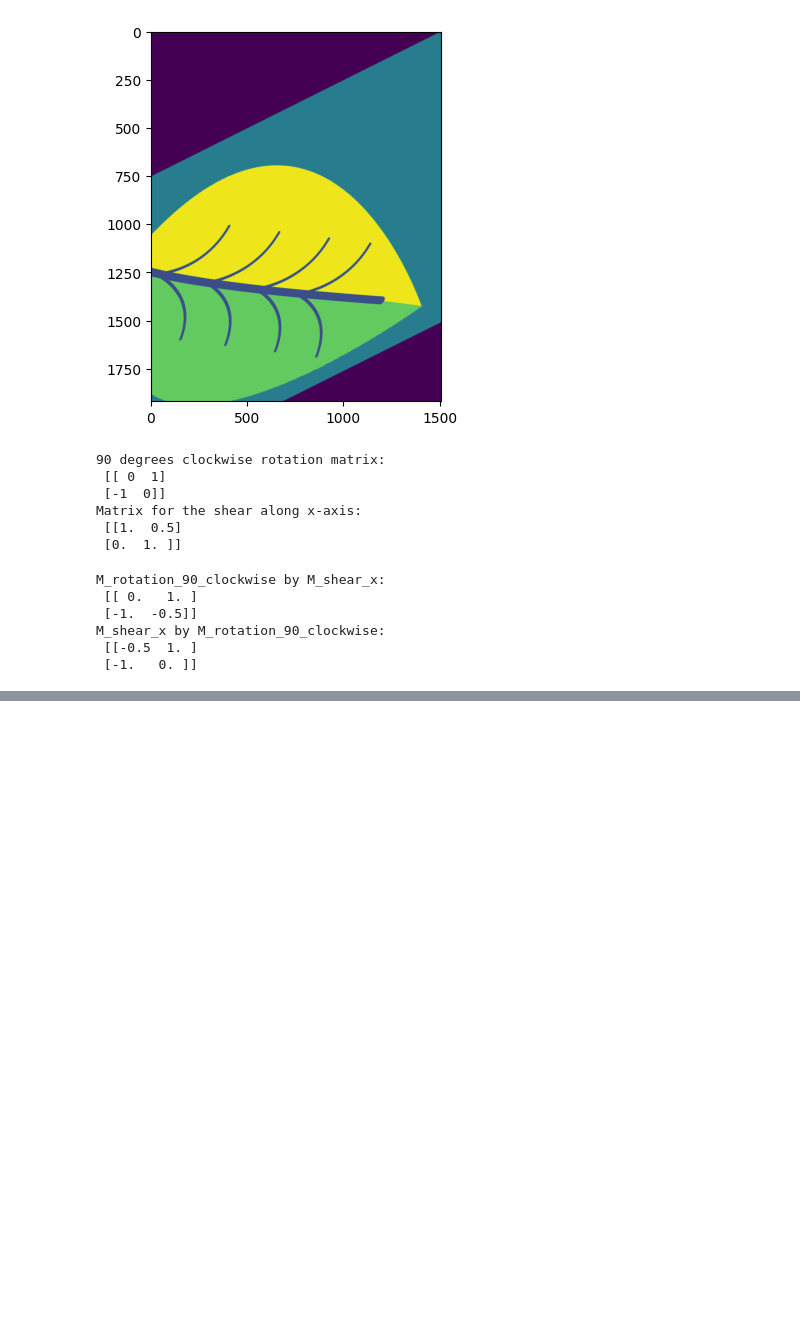
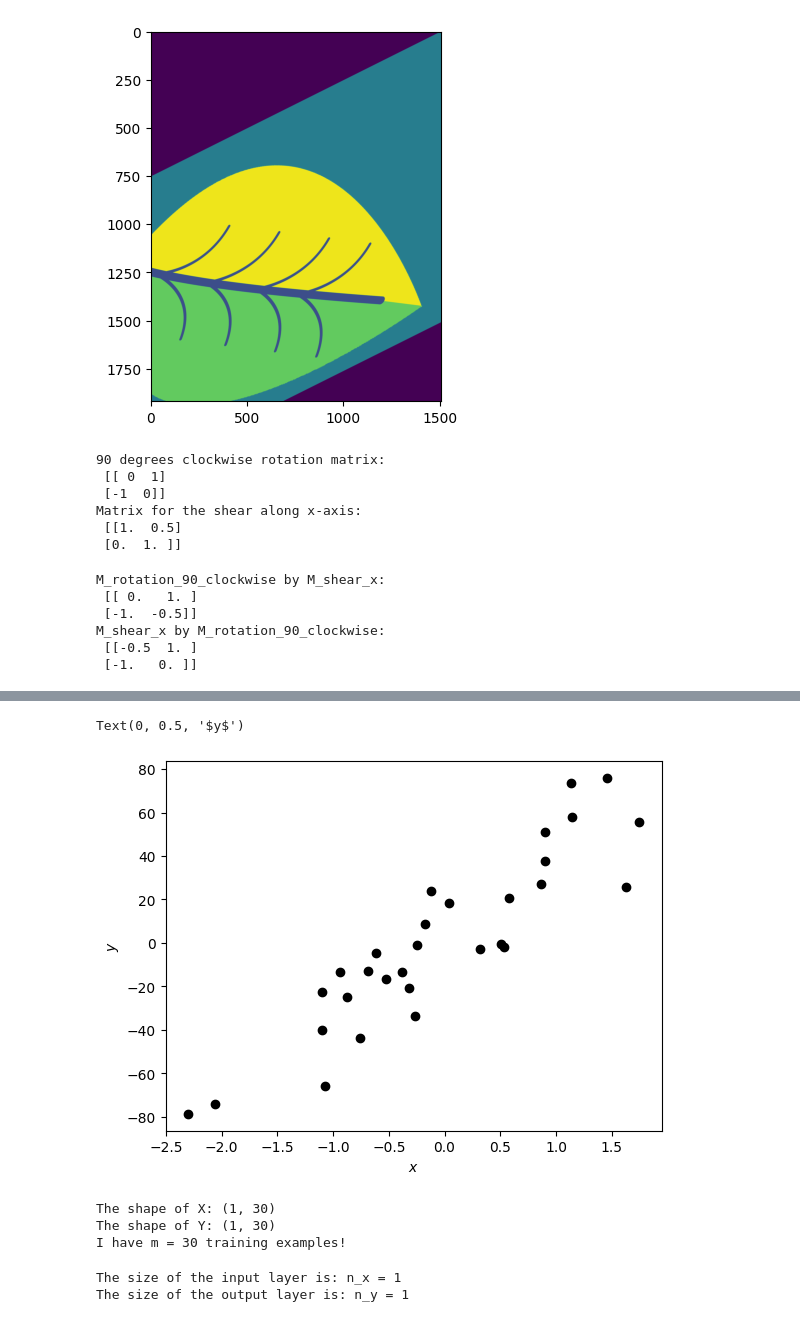
Before and after one commit to UsamaAliK/Numpy, a Jupyter notebook: NUMPY.ipynb, the cells around one changed output, grey strips where cells are left out. Cells and saved outputs as stored; diff of their text form; code cells hidden in the pictures; blank space fills up the shorter version.

```diff
--- a/NUMPY.ipynb
+++ b/NUMPY.ipynb
@@ -1086,0 +1101,12 @@ M_shear_x by M_rotation_90_clockwise:
+# %%
+m = 30
+
+X, Y = make_regression(n_samples=m, n_features=1, noise=20, random_state=1)
+
+X = X.reshape((1, m))
+Y = Y.reshape((1, m))
+
+print('Training dataset X:')
+print(X)
+print('Training dataset Y')
+print(Y)
@@ -1086,0 +1127,23 @@ M_shear_x by M_rotation_90_clockwise:
+# %%
+plt.scatter(X,  Y, c="black")
+
+plt.xlabel("$x$")
+plt.ylabel("$y$")
+# %% [output]
+Text(0, 0.5, '$y$')
+[figure, added]
+# %%
+shape_X = X.shape
+# Shape of variable Y.
+shape_Y = Y.shape
+# Training set size.
+m = X.shape[1]
+### END CODE HERE ###
+
+print ('The shape of X: ' + str(shape_X))
+print ('The shape of Y: ' + str(shape_Y))
+print ('I have m = %d training examples!' % (m))
+# %% [output]
+The shape of X: (1, 30)
+The shape of Y: (1, 30)
+I have m = 30 training examples!
@@ -1086,0 +1168,7 @@ M_shear_x by M_rotation_90_clockwise:
+# %%
+(n_x, n_y) = layer_sizes(X, Y)
+print("The size of the input layer is: n_x = " + str(n_x))
+print("The size of the output layer is: n_y = " + str(n_y))
+# %% [output]
+The size of the input layer is: n_x = 1
+The size of the output layer is: n_y = 1
```
Also changed, not shown: parts of 3 cells of this notebook.
